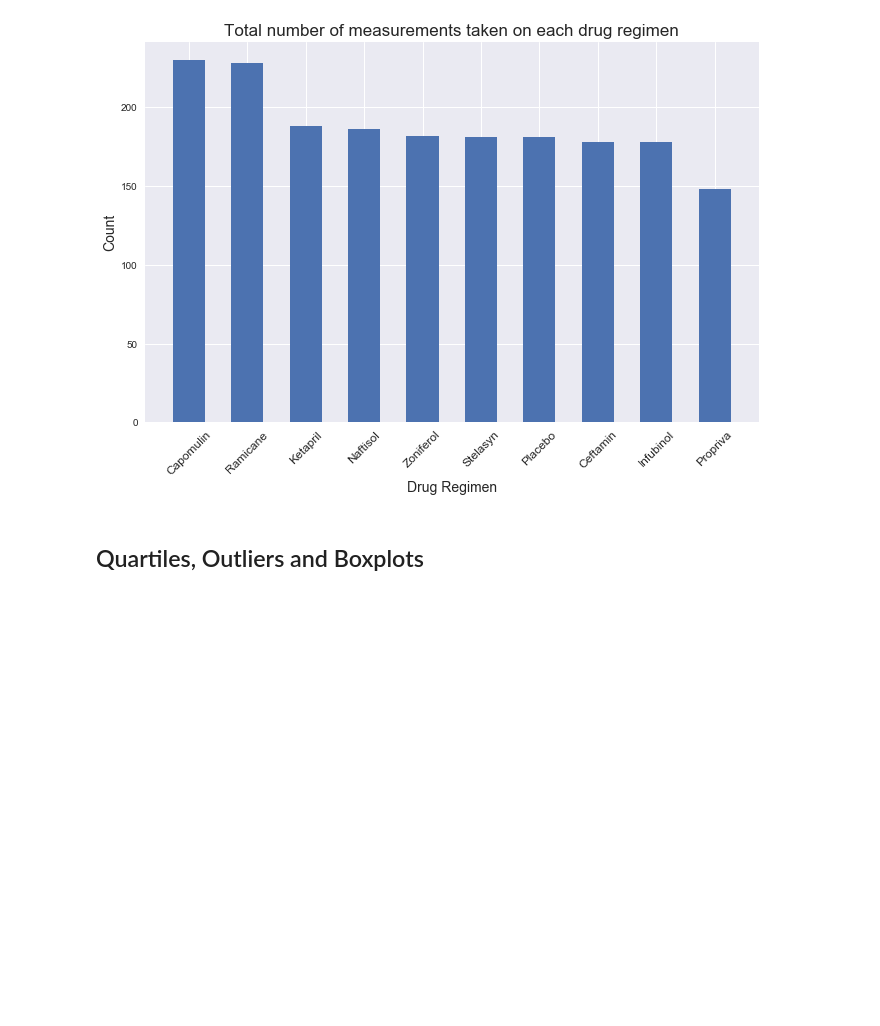
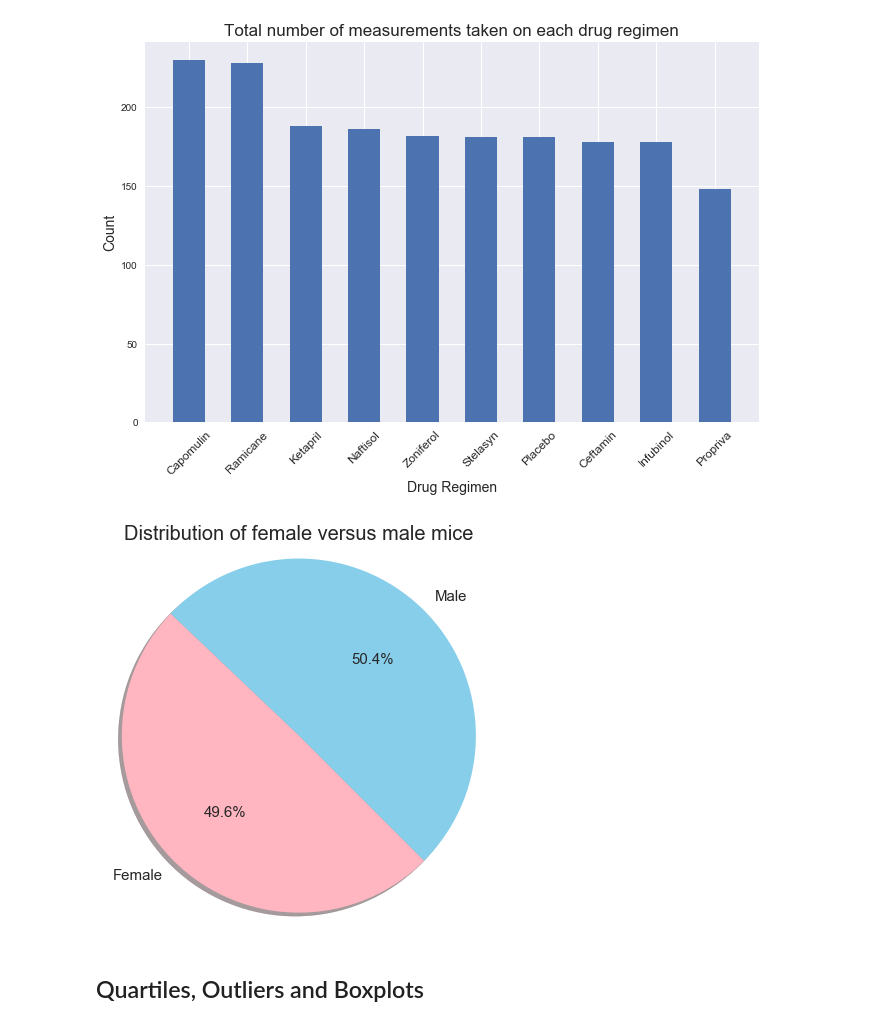
Before and after one commit to crogar/matplotlib-challenge, a Jupyter notebook: Pymaceuticals/pymaceuticals_starter.ipynb, the cells around one changed output. Saved outputs shown, nothing was run; the diff lists cells and outputs as text; code cells hidden in the pictures; blank space fills up the shorter version.

Commit message:
Update Pymaceuticals
Created PieChart using pandas builtin functions

```diff
--- a/Pymaceuticals/pymaceuticals_starter.ipynb
+++ b/Pymaceuticals/pymaceuticals_starter.ipynb
@@ -180,3 +178,14 @@ plt.ylabel("Count",fontsize=14);
+# %%
+# Generate a pie plot showing the distribution of female versus male mice using pandas
+genderdf = Cleaned_df.drop_duplicates(subset='Mouse ID', keep='first')['Sex'].value_counts()
+
+piechart1 = genderdf.plot.pie(startangle=-45, autopct="%1.1f%%", figsize=(7,7), fontsize=15,
+                             colors=['skyblue','lightpink'], shadow=True);
+piechart1.set_ylabel("")
+piechart1.axis("equal")
+piechart1.set_title("Distribution of female versus male mice", fontsize=20);
+# %% [output]
+[figure, added]
 # %%
 # Generate a pie plot showing the distribution of female versus male mice using pyplot
 # %% [markdown]
```
Also changed, not shown: parts of 1 cell of this notebook.
